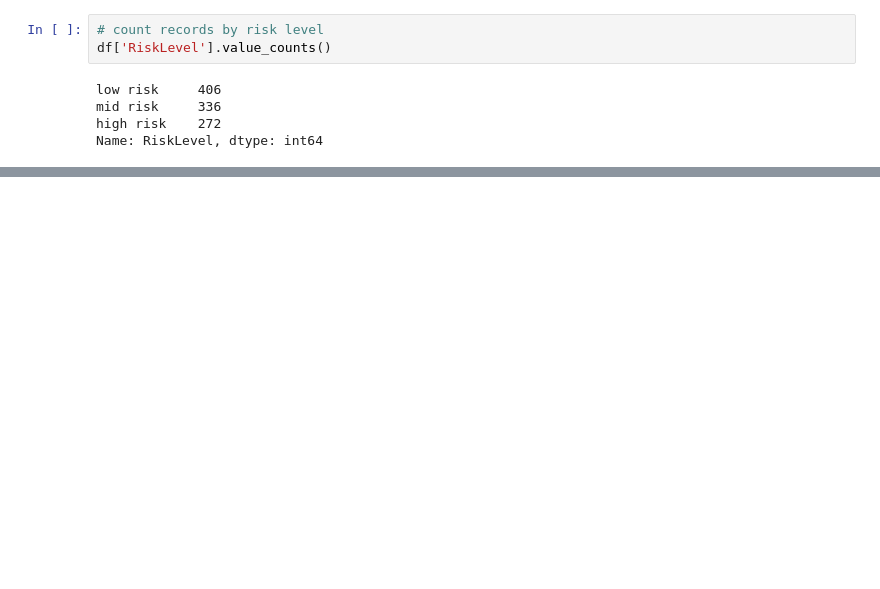
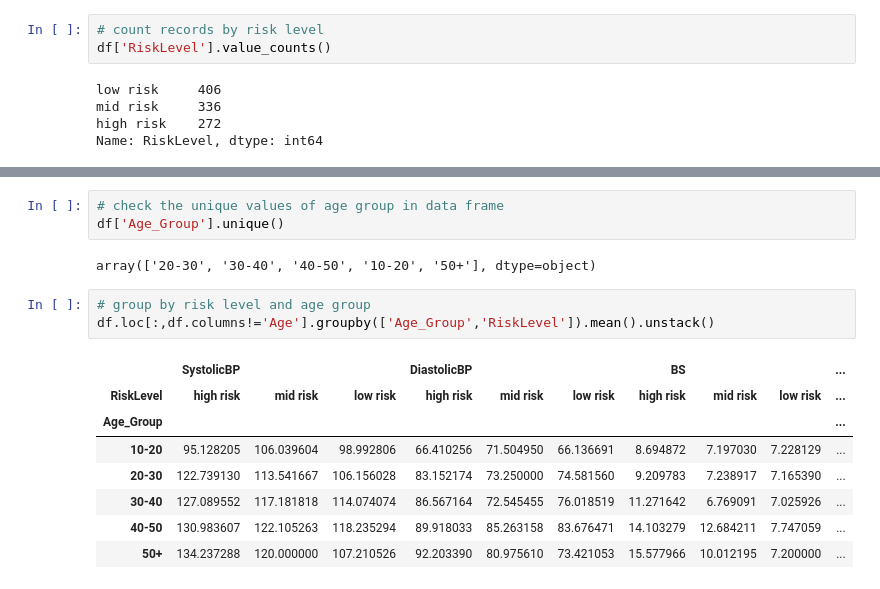
Before and after one commit to amy-panda/Maternal-Health-Risk, a Jupyter notebook: EDA.ipynb, the cells around one changed output, grey strips where cells are left out. Saved outputs shown, nothing was run; the diff lists cells and outputs as text; blank space fills up the shorter version.

```diff
--- a/EDA.ipynb
+++ b/EDA.ipynb
@@ -85,0 +163,17 @@ Name: RiskLevel, dtype: int64
+# %%
+# check the unique values of age group in data frame
+df['Age_Group'].unique()
+# %% [output]
+array(['20-30', '30-40', '40-50', '10-20', '50+'], dtype=object)
+# %%
+# group by risk level and age group
+df.loc[:,df.columns!='Age'].groupby(['Age_Group','RiskLevel']).mean().unstack()
+# %% [output]
+|  | SystolicBP |  |  | DiastolicBP |  |  | BS |  |  | ... |
+| RiskLevel | high risk | mid risk | low risk | high risk | mid risk | low risk | high risk | mid risk | low risk | ... |
+| Age_Group |  |  |  |  |  |  |  |  |  | ... |
+| 10-20 | 95.128205 | 106.039604 | 98.992806 | 66.410256 | 71.504950 | 66.136691 | 8.694872 | 7.197030 | 7.228129 | ... |
+| 20-30 | 122.739130 | 113.541667 | 106.156028 | 83.152174 | 73.250000 | 74.581560 | 9.209783 | 7.238917 | 7.165390 | ... |
+| 30-40 | 127.089552 | 117.181818 | 114.074074 | 86.567164 | 72.545455 | 76.018519 | 11.271642 | 6.769091 | 7.025926 | ... |
+| 40-50 | 130.983607 | 122.105263 | 118.235294 | 89.918033 | 85.263158 | 83.676471 | 14.103279 | 12.684211 | 7.747059 | ... |
+| 50+ | 134.237288 | 120.000000 | 107.210526 | 92.203390 | 80.975610 | 73.421053 | 15.577966 | 10.012195 | 7.200000 | ... |
```
Also changed, not shown: parts of 17 cells of this notebook.
